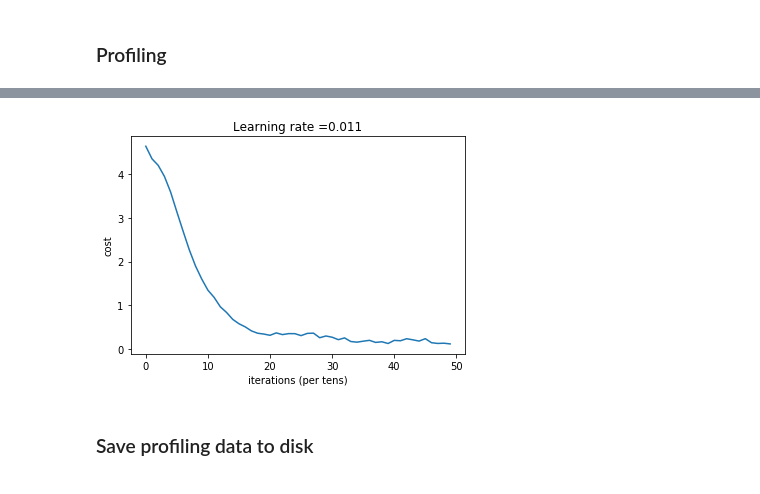
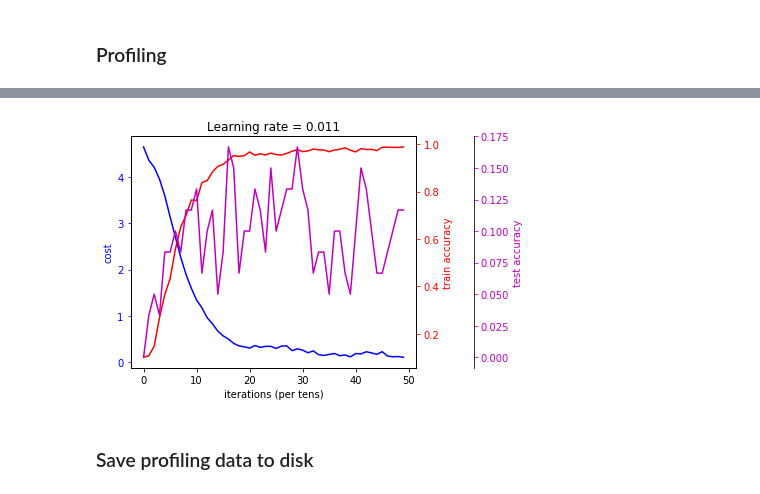
Before and after one commit to Nithanaroy/kaggle-tensorflow-speech-recognition, a Jupyter notebook: src/audio_recognition_cnn.ipynb, the cells around one changed output, grey strips where cells are left out. Cells and saved outputs as stored; diff of their text form; code cells hidden in the pictures.

Commit message:
Added plot comparing cost, trian & test accuracy VS iterations

```diff
--- a/src/audio_recognition_cnn.ipynb
+++ b/src/audio_recognition_cnn.ipynb
@@ -126,17 +126,19 @@ def forward_propagation(X, parameters):
     # Retrieve the parameters from the dictionary "parameters"
     W1 = parameters['W1']
     W2 = parameters['W2']
-    regularizer = tf.contrib.layers.l2_regularizer(scale=0.1)
+    regularizer1 = tf.contrib.layers.l2_regularizer(scale=0.001)
+    regularizer2 = tf.contrib.layers.l2_regularizer(scale=0.01)
+    regularizer3 = tf.contrib.layers.l2_regularizer(scale=0.1)
 #     regularizer = None
 
-    Z1 = tf.layers.conv2d(X, 8, (4,1), strides = [1,1], padding = 'SAME', kernel_regularizer = regularizer, name="z1")
+    Z1 = tf.layers.conv2d(X, 8, (4,1), strides = [1,1], padding = 'SAME', kernel_regularizer = regularizer1, name="z1")
     A1 = tf.nn.relu(Z1, name="a1")
     P1 = tf.nn.max_pool(A1, ksize = [1,8,1,1], strides = [1,8,1,1], padding = 'SAME', name="p1")
-    Z2 = tf.layers.conv2d(P1, 16, (2, 1), strides = [1,1], padding = 'SAME', kernel_regularizer = regularizer, name="z2")
+    Z2 = tf.layers.conv2d(P1, 16, (2, 1), strides = [1,1], padding = 'SAME', kernel_regularizer = regularizer2, name="z2")
     A2 = tf.nn.relu(Z2, name="a2")
     P2 = tf.nn.max_pool(A2, ksize = [1,4,1,1], strides = [1,4,1,1], padding = 'SAME', name="p2")
     P2 = tf.contrib.layers.flatten(P2)
-    Z3 = tf.contrib.layers.fully_connected(P2, 30, activation_fn=None, weights_regularizer = regularizer)
+    Z3 = tf.contrib.layers.fully_connected(P2, 30, activation_fn=None, weights_regularizer = regularizer3)
 
     return Z3
 # %%
@@ -236,12 +288,15 @@ def create_model(X_train, Y_train, learning_rate):
 
     return Z3, X, Y, parameters, cost, optimizer
 # %%
-def run_model(X_train, Y_train, cost, optimizer, learning_rate = 0.011, minibatch_size = 64, num_epochs = 100, print_cost = True):
+def run_model(X_train, Y_train, X_test, Y_test, X, Y,
+              cost, optimizer, learning_rate = 0.011, minibatch_size = 64, num_epochs = 100, print_cost = True):
 
     seed = 3 # to keep results consistent (numpy seed)
     m = X_train.shape[0]
     num_minibatches = int(m / minibatch_size) # number of minibatches of size minibatch_size in the train set
     costs = [] # To keep track of the cost
+    training_accs = []
+    test_accs = []
 
     # Run the initialization
     sess.run(tf.global_variables_initializer())
@@ -249,16 +304,13 @@ def run_model(X_train, Y_train, cost, optimizer, learning_rate = 0.011, minibatc
     # Do the training loop
     for epoch in range(num_epochs):
         minibatch_cost = 0.
-        # print("> epoch = %s, m = %s, mini size = %s, mini cost = %s" % (epoch, m, minibatch_size, minibatch_cost))
         seed = seed + 1
         minibatches = random_mini_batches(X_train, Y_train, minibatch_size, seed)
         for minibatch in minibatches:
             (minibatch_X, minibatch_Y) = minibatch
-            # print(">> mini X.shape = %s, mini Y.shape = %s" % (minibatch_X.shape, minibatch_Y.shape))
             # IMPORTANT: The line that runs the graph on a minibatch.
             # Run the session to execute the optimizer and the cost, the feedict should contain a minibatch for (X,Y).
             _ , temp_cost = sess.run([optimizer, cost], feed_dict = {X: minibatch_X, Y: minibatch_Y})
-            # print(">> Temp cost = %s" % temp_cost)
             minibatch_cost += temp_cost / num_minibatches
 
         # Print the cost every epoch
@@ -266,18 +318,15 @@ def run_model(X_train, Y_train, cost, optimizer, learning_rate = 0.011, minibatc
             print("%s: Cost after epoch %i: %f" % (datetime.now().strftime('%Y-%m-%d %H:%M:%S'), epoch, minibatch_cost))
         if print_cost == True and epoch % 1 == 0:
             costs.append(minibatch_cost)
+            training_accs.append(model_accuracy(X_train, Y_train, Z3, X, Y, minibatch_size = 256))
+            test_accs.append(model_accuracy(X_test, Y_test, Z3, X, Y, minibatch_size = 256))
 
-
-    # plot the cost
-    plt.plot(np.squeeze(costs))
-    plt.ylabel('cost')
-    plt.xlabel('iterations (per tens)')
-    plt.title("Learning rate =" + str(learning_rate))
-    plt.show()
+    plot_cost_test_train(num_epochs, costs, training_accs, test_accs, "Learning rate = %s" % learning_rate)
 # %%
 Z3, X, Y, parameters, cost, optimizer = create_model(X_train, Y_train, learning_rate = 0.011)
 # %%
 saver = tf.train.Saver() # create a saver for saving variables to disk
 # %%
-run_model(X_train, Y_train, cost, optimizer, learning_rate = 0.011, minibatch_size = 256, num_epochs = 50)
+run_model(X_train, Y_train, X_test, Y_test, X, Y,
+          cost, optimizer, learning_rate = 0.011, minibatch_size = 256, num_epochs = 50)
 # %% [output]
@@ -294,4 +343,4 @@ run_model(X_train, Y_train, cost, optimizer, learning_rate = 0.011, minibatch_si
-[figure, old version]
+[figure, new version]
 # %% [markdown]
 ### Save profiling data to disk
 # %%
```
Also changed, not shown: parts of 10 cells of this notebook, 1 other file.
